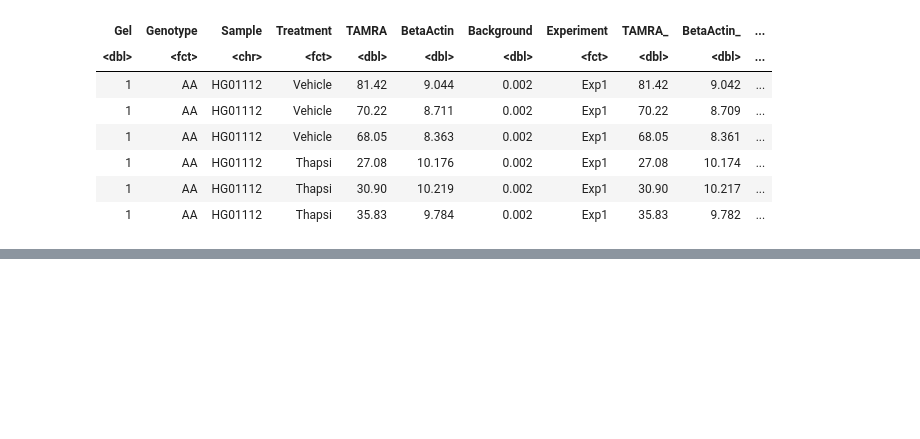
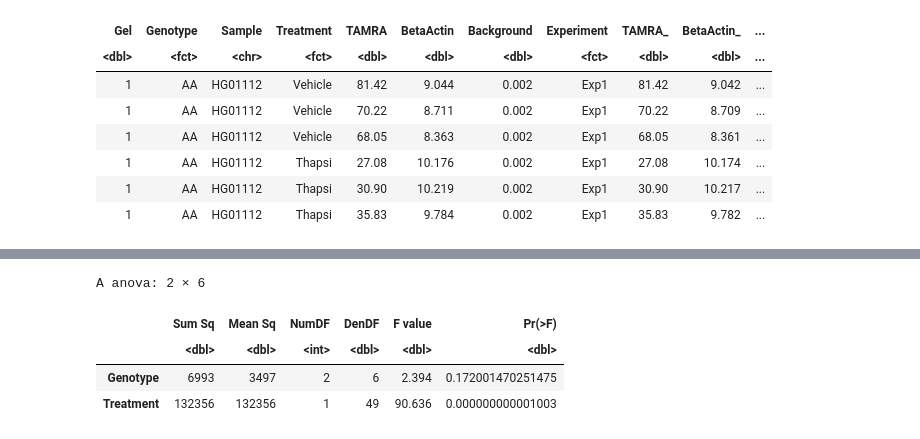
Before and after one commit to marcora/francesca_clickit_eif2b, a Jupyter notebook: test.ipynb, the cells around one changed output, grey strips where cells are left out. Cells and saved outputs as stored; diff of their text form; code cells hidden in the pictures; blank space fills up the shorter version.

```diff
--- a/test.ipynb
+++ b/test.ipynb
@@ -150,3 +130,11 @@ GnEIF2B2:TT  0.185 -0.155 -0.379   -0.577  0.408
+# %%
+anova(lm.full)
+# %% [output]
+A anova: 2 × 6
+|  | Sum Sq | Mean Sq | NumDF | DenDF | F value | Pr(>F) |
+|  | <dbl> | <dbl> | <int> | <dbl> | <dbl> | <dbl> |
+| Genotype | 6993 | 3497 | 2 | 6 | 2.394 | 0.172001470251475 |
+| Treatment | 132356 | 132356 | 1 | 49 | 90.636 | 0.000000000001003 |
 # %%
 plot(lm.full)
 # %% [output]
```
Also changed, not shown: parts of 13 cells of this notebook, 1 other file.
